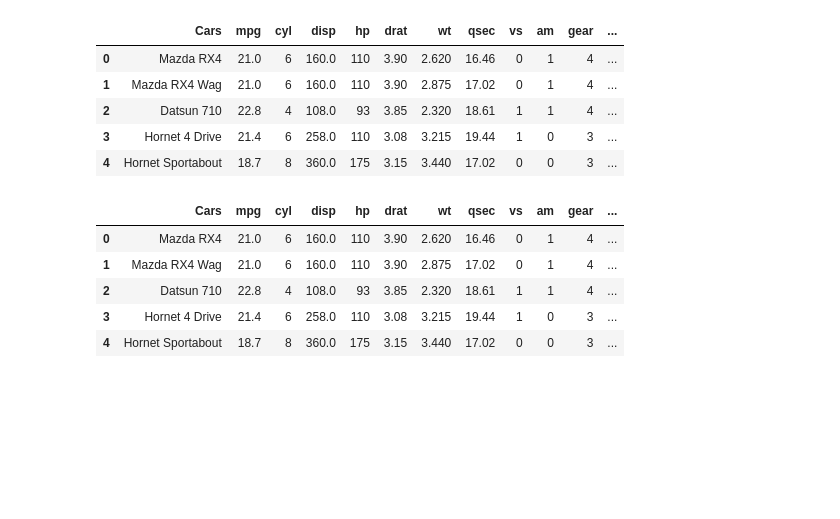
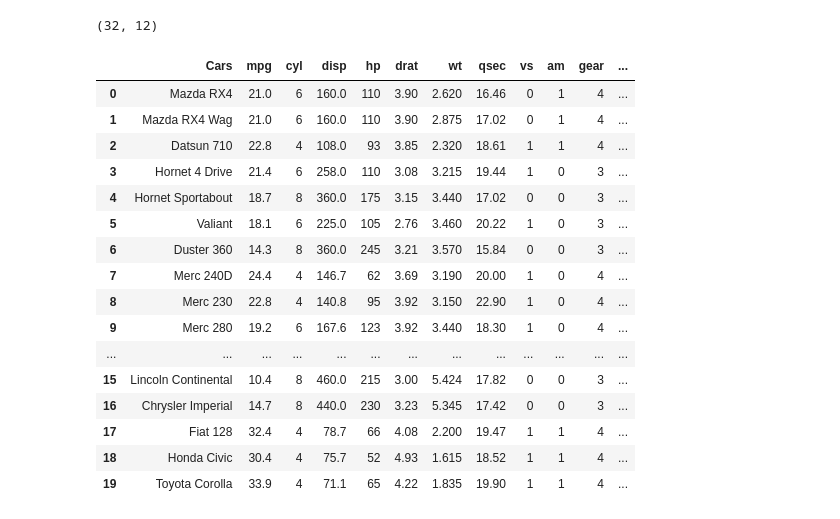
Before and after one commit to faatimahbadriyah/jh-data-analyst, a Jupyter notebook: Mtcars.ipynb, the cells around one changed output. Saved outputs shown, nothing was run; the diff lists cells and outputs as text; code cells hidden in the pictures; blank space fills up the shorter version.

```diff
--- a/Mtcars.ipynb
+++ b/Mtcars.ipynb
@@ -5,22 +18,27 @@ datas = pd.read_csv('data-mtcars.csv');
-# %%
-datas.head()
-# %% [output]
-|  | Cars | mpg | cyl | disp | hp | drat | wt | qsec | vs | am | gear | ... |
-| 0 | Mazda RX4 | 21.0 | 6 | 160.0 | 110 | 3.90 | 2.620 | 16.46 | 0 | 1 | 4 | ... |
-| 1 | Mazda RX4 Wag | 21.0 | 6 | 160.0 | 110 | 3.90 | 2.875 | 17.02 | 0 | 1 | 4 | ... |
-| 2 | Datsun 710 | 22.8 | 4 | 108.0 | 93 | 3.85 | 2.320 | 18.61 | 1 | 1 | 4 | ... |
-| 3 | Hornet 4 Drive | 21.4 | 6 | 258.0 | 110 | 3.08 | 3.215 | 19.44 | 1 | 0 | 3 | ... |
-| 4 | Hornet Sportabout | 18.7 | 8 | 360.0 | 175 | 3.15 | 3.440 | 17.02 | 0 | 0 | 3 | ... |
+# %%
+# ukuran data (baris,kolom)
+datas.shape
+# %% [output]
+(32, 12)
 # %%
-# adding mpg_columns
-datas_level = datas
-datas_level['mpg_level'] = datas_level.apply(lambda row : 'low' if (row['mpg']<20) else ( 'medium' if (row['mpg']>=20 and row['mpg']<=30) else 'high'), axis=1)
+# menambahkan kolom mpg_level
+datas['mpg_level'] = datas.apply(lambda row : 'low' if (row['mpg']<20) else ( 'medium' if (row['mpg']>=20 and row['mpg']<=30) else 'high'), axis=1)
+datas.head(20)
+# %% [output]
+|  | Cars | mpg | cyl | disp | hp | drat | wt | qsec | vs | am | gear | ... |
+| 0 | Mazda RX4 | 21.0 | 6 | 160.0 | 110 | 3.90 | 2.620 | 16.46 | 0 | 1 | 4 | ... |
+| 1 | Mazda RX4 Wag | 21.0 | 6 | 160.0 | 110 | 3.90 | 2.875 | 17.02 | 0 | 1 | 4 | ... |
+| 2 | Datsun 710 | 22.8 | 4 | 108.0 | 93 | 3.85 | 2.320 | 18.61 | 1 | 1 | 4 | ... |
+| 3 | Hornet 4 Drive | 21.4 | 6 | 258.0 | 110 | 3.08 | 3.215 | 19.44 | 1 | 0 | 3 | ... |
+| 4 | Hornet Sportabout | 18.7 | 8 | 360.0 | 175 | 3.15 | 3.440 | 17.02 | 0 | 0 | 3 | ... |
+| 5 | Valiant | 18.1 | 6 | 225.0 | 105 | 2.76 | 3.460 | 20.22 | 1 | 0 | 3 | ... |
+| 6 | Duster 360 | 14.3 | 8 | 360.0 | 245 | 3.21 | 3.570 | 15.84 | 0 | 0 | 3 | ... |
+| 7 | Merc 240D | 24.4 | 4 | 146.7 | 62 | 3.69 | 3.190 | 20.00 | 1 | 0 | 4 | ... |
+| 8 | Merc 230 | 22.8 | 4 | 140.8 | 95 | 3.92 | 3.150 | 22.90 | 1 | 0 | 4 | ... |
+| 9 | Merc 280 | 19.2 | 6 | 167.6 | 123 | 3.92 | 3.440 | 18.30 | 1 | 0 | 4 | ... |
+| ... | ... | ... | ... | ... | ... | ... | ... | ... | ... | ... | ... | ... |
+| 15 | Lincoln Continental | 10.4 | 8 | 460.0 | 215 | 3.00 | 5.424 | 17.82 | 0 | 0 | 3 | ... |
+| 16 | Chrysler Imperial | 14.7 | 8 | 440.0 | 230 | 3.23 | 5.345 | 17.42 | 0 | 0 | 3 | ... |
+| 17 | Fiat 128 | 32.4 | 4 | 78.7 | 66 | 4.08 | 2.200 | 19.47 | 1 | 1 | 4 | ... |
+| 18 | Honda Civic | 30.4 | 4 | 75.7 | 52 | 4.93 | 1.615 | 18.52 | 1 | 1 | 4 | ... |
+| 19 | Toyota Corolla | 33.9 | 4 | 71.1 | 65 | 4.22 | 1.835 | 19.90 | 1 | 1 | 4 | ... |
-# %%
-datas_level.head()
-# %% [output]
-|  | Cars | mpg | cyl | disp | hp | drat | wt | qsec | vs | am | gear | ... |
-| 0 | Mazda RX4 | 21.0 | 6 | 160.0 | 110 | 3.90 | 2.620 | 16.46 | 0 | 1 | 4 | ... |
-| 1 | Mazda RX4 Wag | 21.0 | 6 | 160.0 | 110 | 3.90 | 2.875 | 17.02 | 0 | 1 | 4 | ... |
-| 2 | Datsun 710 | 22.8 | 4 | 108.0 | 93 | 3.85 | 2.320 | 18.61 | 1 | 1 | 4 | ... |
-| 3 | Hornet 4 Drive | 21.4 | 6 | 258.0 | 110 | 3.08 | 3.215 | 19.44 | 1 | 0 | 3 | ... |
-| 4 | Hornet Sportabout | 18.7 | 8 | 360.0 | 175 | 3.15 | 3.440 | 17.02 | 0 | 0 | 3 | ... |
```
Also changed, not shown: parts of 9 cells of this notebook, 1 other file.
